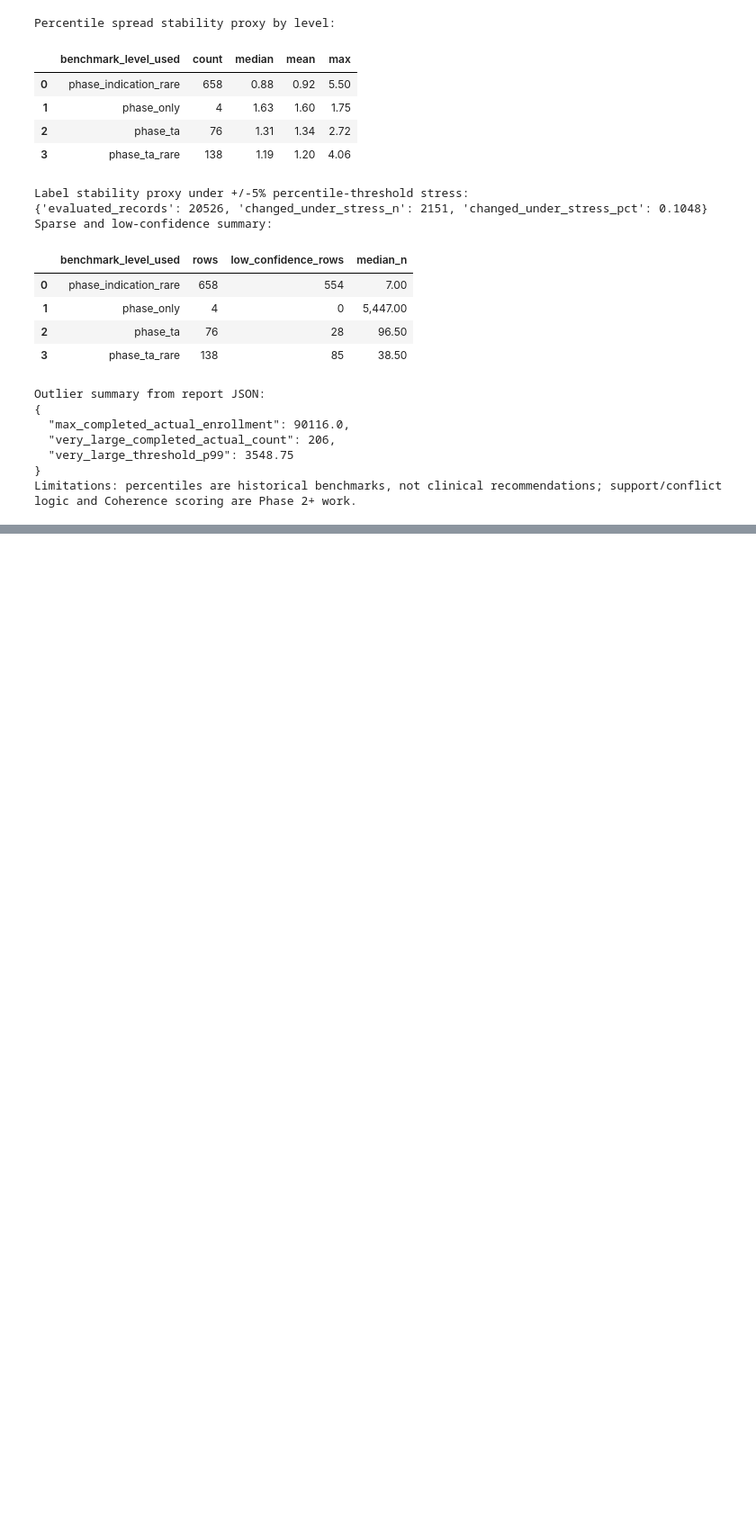
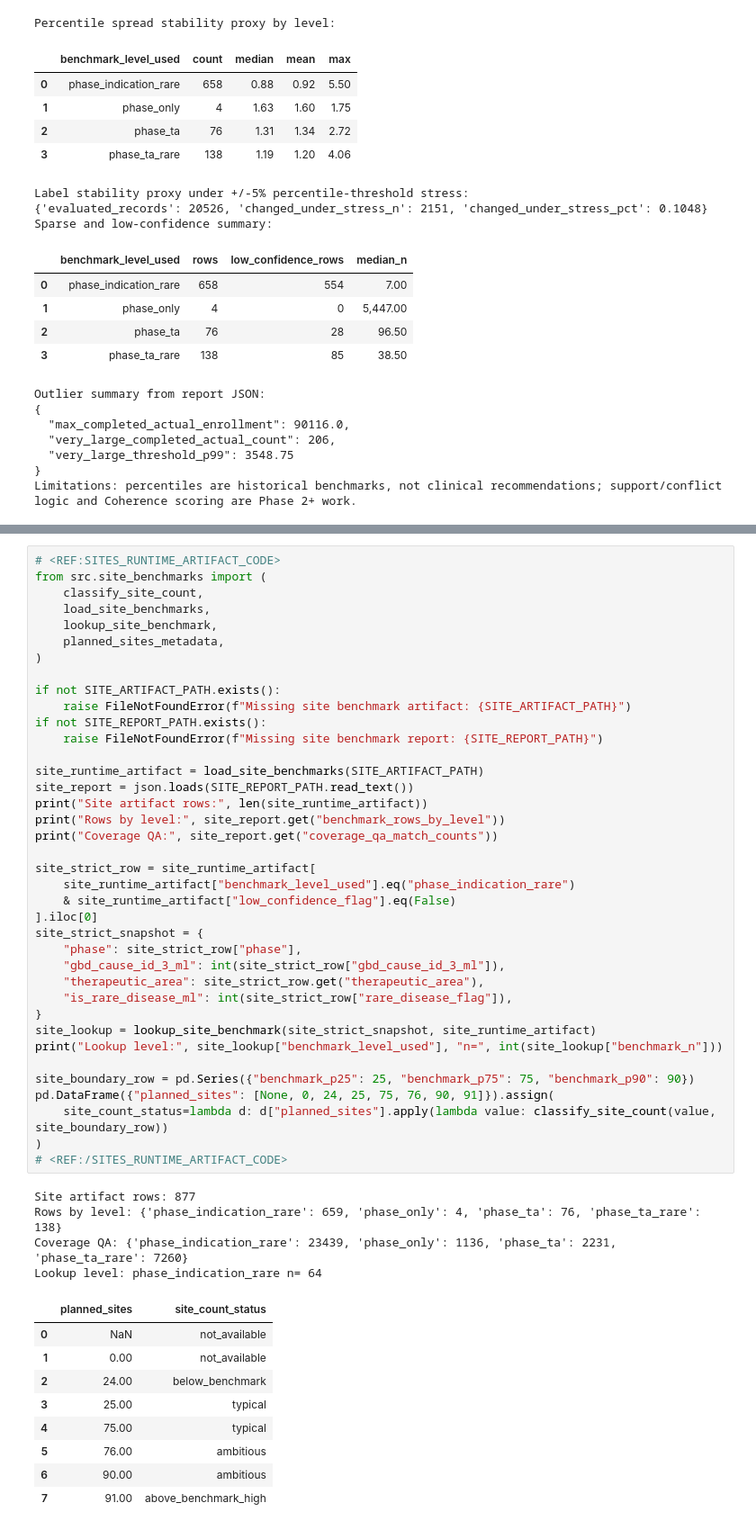
Before and after one commit to delaunan/clintrialpredict, a Jupyter notebook: notebooks/estimation.ipynb, the cells around one changed output, grey strips where cells are left out. Shown at 90% size. Cells and saved outputs as stored; diff of their text form; blank space fills up the shorter version.

```diff
--- a/notebooks/estimation.ipynb
+++ b/notebooks/estimation.ipynb
@@ -979,0 +1253,52 @@ Limitations: percentiles are historical benchmarks, not clinical recommendations
+# %%
+# <REF:SITES_RUNTIME_ARTIFACT_CODE>
+from src.site_benchmarks import (
+    classify_site_count,
+    load_site_benchmarks,
+    lookup_site_benchmark,
+    planned_sites_metadata,
+)
+
+if not SITE_ARTIFACT_PATH.exists():
+    raise FileNotFoundError(f"Missing site benchmark artifact: {SITE_ARTIFACT_PATH}")
+if not SITE_REPORT_PATH.exists():
+    raise FileNotFoundError(f"Missing site benchmark report: {SITE_REPORT_PATH}")
+
+site_runtime_artifact = load_site_benchmarks(SITE_ARTIFACT_PATH)
+site_report = json.loads(SITE_REPORT_PATH.read_text())
+print("Site artifact rows:", len(site_runtime_artifact))
+print("Rows by level:", site_report.get("benchmark_rows_by_level"))
+print("Coverage QA:", site_report.get("coverage_qa_match_counts"))
+
+site_strict_row = site_runtime_artifact[
+    site_runtime_artifact["benchmark_level_used"].eq("phase_indication_rare")
+    & site_runtime_artifact["low_confidence_flag"].eq(False)
+].iloc[0]
+site_strict_snapshot = {
+    "phase": site_strict_row["phase"],
+    "gbd_cause_id_3_ml": int(site_strict_row["gbd_cause_id_3_ml"]),
+    "therapeutic_area": site_strict_row.get("therapeutic_area"),
+    "is_rare_disease_ml": int(site_strict_row["rare_disease_flag"]),
+}
+site_lookup = lookup_site_benchmark(site_strict_snapshot, site_runtime_artifact)
+print("Lookup level:", site_lookup["benchmark_level_used"], "n=", int(site_lookup["benchmark_n"]))
+
+site_boundary_row = pd.Series({"benchmark_p25": 25, "benchmark_p75": 75, "benchmark_p90": 90})
+pd.DataFrame({"planned_sites": [None, 0, 24, 25, 75, 76, 90, 91]}).assign(
+    site_count_status=lambda d: d["planned_sites"].apply(lambda value: classify_site_count(value, site_boundary_row))
+)
+# <REF:/SITES_RUNTIME_ARTIFACT_CODE>
+# %% [output]
+Site artifact rows: 877
+Rows by level: {'phase_indication_rare': 659, 'phase_only': 4, 'phase_ta': 76, 'phase_ta_rare': 138}
+Coverage QA: {'phase_indication_rare': 23439, 'phase_only': 1136, 'phase_ta': 2231, 'phase_ta_rare': 7260}
+Lookup level: phase_indication_rare n= 64
+|  | planned_sites | site_count_status |
+| 0 | NaN | not_available |
+| 1 | 0.00 | not_available |
+| 2 | 24.00 | below_benchmark |
+| 3 | 25.00 | typical |
+| 4 | 75.00 | typical |
+| 5 | 76.00 | ambitious |
+| 6 | 90.00 | ambitious |
+| 7 | 91.00 | above_benchmark_high |
```
Also changed, not shown: parts of 18 cells of this notebook, 9 other files.
